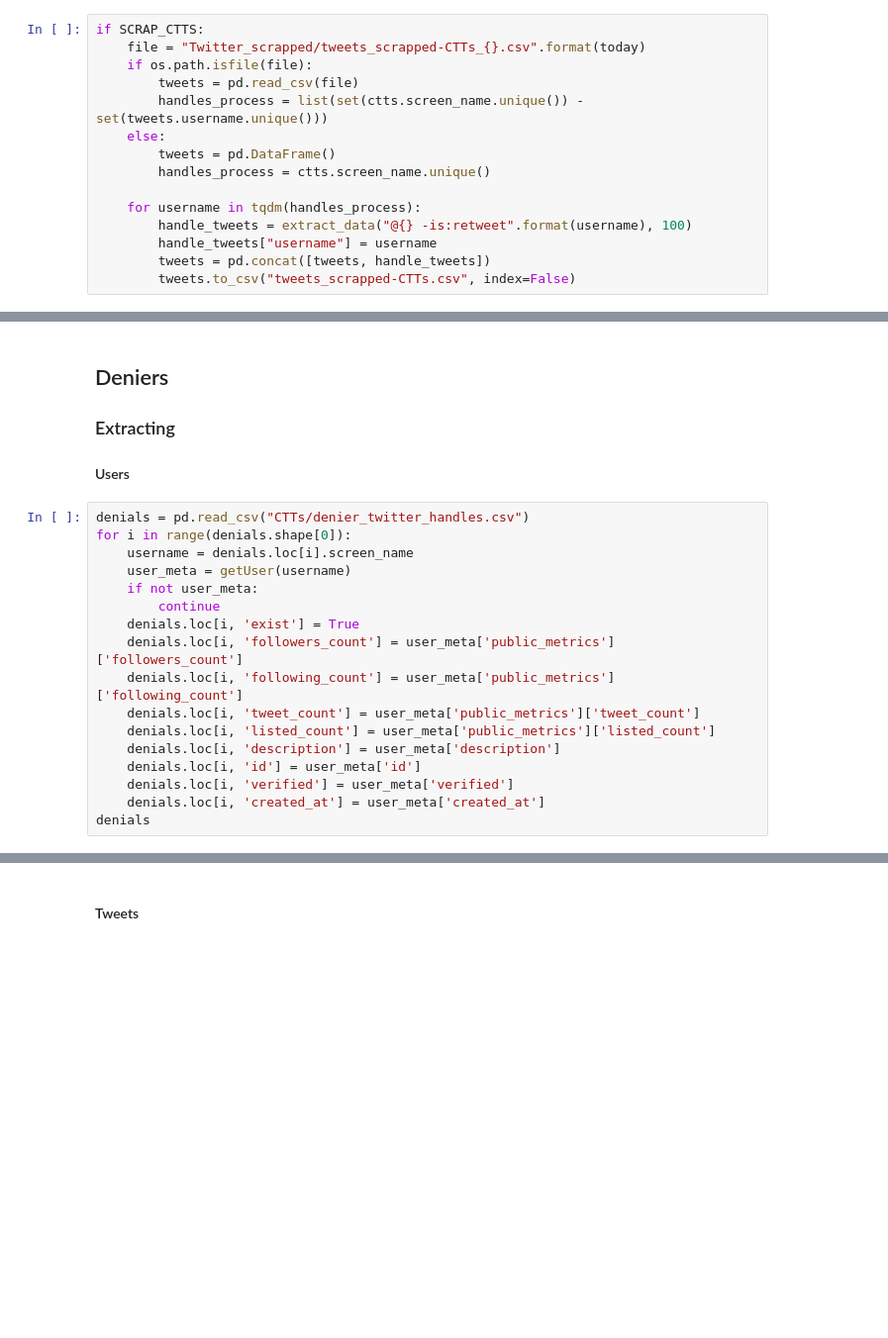
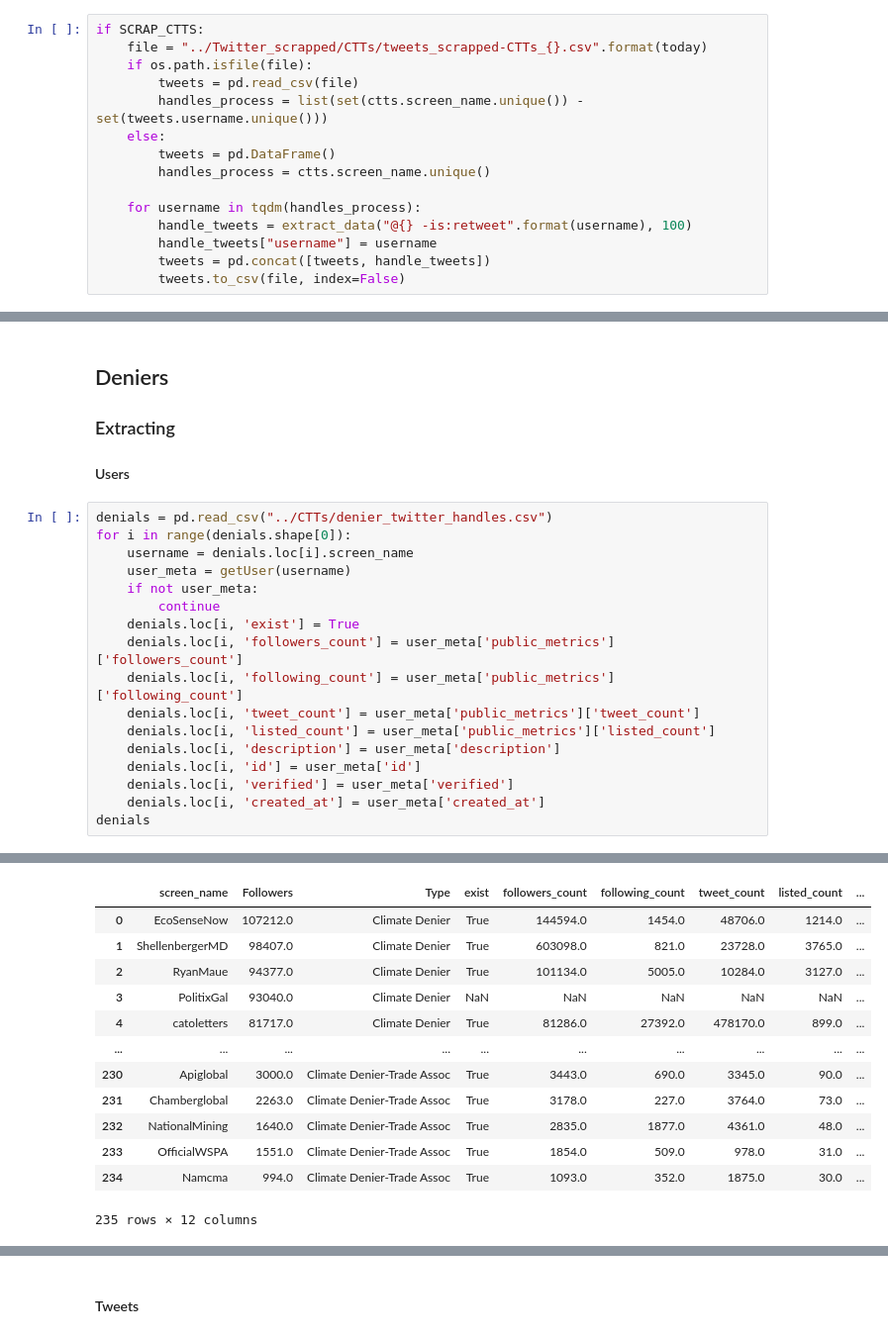
Before and after one commit to crarojasca/MDFI_misinformation, a Jupyter notebook: Twitter/Twitter_Scrapping.ipynb, the cells around one changed output, grey strips where cells are left out. Shown at 99% size. Cells and saved outputs as stored; diff of their text form; blank space fills up the shorter version.

```diff
--- a/Twitter/Twitter_Scrapping.ipynb
+++ b/Twitter/Twitter_Scrapping.ipynb
@@ -315,6 +340,6 @@ print("Aproximate time to process: {} minutes".format(total_sum*6/60/100))
 # %%
 if SCRAP_CTTS:
-    file = "Twitter_scrapped/tweets_scrapped-CTTs_{}.csv".format(today)
+    file = "../Twitter_scrapped/CTTs/tweets_scrapped-CTTs_{}.csv".format(today)
     if os.path.isfile(file):
         tweets = pd.read_csv(file)
         handles_process = list(set(ctts.screen_name.unique()) - set(tweets.username.unique()))
@@ -326,7 +351,7 @@ if SCRAP_CTTS:
         handle_tweets = extract_data("@{} -is:retweet".format(username), 100)
         handle_tweets["username"] = username
         tweets = pd.concat([tweets, handle_tweets])
-        tweets.to_csv("tweets_scrapped-CTTs.csv", index=False)
+        tweets.to_csv(file, index=False)
 # %% [markdown]
 ### Preprocess
 # %%
@@ -350,7 +393,7 @@ count_words(tweets.text)[:30]
 ### Extracting
 #### Users
 # %%
-denials = pd.read_csv("CTTs/denier_twitter_handles.csv")
+denials = pd.read_csv("../CTTs/denier_twitter_handles.csv")
 for i in range(denials.shape[0]):
     username = denials.loc[i].screen_name
     user_meta = getUser(username)
@@ -366,3 +409,4 @@ for i in range(denials.shape[0]):
     denials.loc[i, 'verified'] = user_meta['verified']
     denials.loc[i, 'created_at'] = user_meta['created_at']
 denials
+# %% [output]
@@ -369,2 +430,15 @@ denials
+|  | screen_name | Followers | Type | exist | followers_count | following_count | tweet_count | listed_count | ... |
+| 0 | EcoSenseNow | 107212.0 | Climate Denier | True | 144594.0 | 1454.0 | 48706.0 | 1214.0 | ... |
+| 1 | ShellenbergerMD | 98407.0 | Climate Denier | True | 603098.0 | 821.0 | 23728.0 | 3765.0 | ... |
+| 2 | RyanMaue | 94377.0 | Climate Denier | True | 101134.0 | 5005.0 | 10284.0 | 3127.0 | ... |
+| 3 | PolitixGal | 93040.0 | Climate Denier | NaN | NaN | NaN | NaN | NaN | ... |
+| 4 | catoletters | 81717.0 | Climate Denier | True | 81286.0 | 27392.0 | 478170.0 | 899.0 | ... |
+| ... | ... | ... | ... | ... | ... | ... | ... | ... | ... |
+| 230 | Apiglobal | 3000.0 | Climate Denier-Trade Assoc | True | 3443.0 | 690.0 | 3345.0 | 90.0 | ... |
+| 231 | Chamberglobal | 2263.0 | Climate Denier-Trade Assoc | True | 3178.0 | 227.0 | 3764.0 | 73.0 | ... |
+| 232 | NationalMining | 1640.0 | Climate Denier-Trade Assoc | True | 2835.0 | 1877.0 | 4361.0 | 48.0 | ... |
+| 233 | OfficialWSPA | 1551.0 | Climate Denier-Trade Assoc | True | 1854.0 | 509.0 | 978.0 | 31.0 | ... |
+| 234 | Namcma | 994.0 | Climate Denier-Trade Assoc | True | 1093.0 | 352.0 | 1875.0 | 30.0 | ... |
+235 rows × 12 columns
 # %%
 print("{} in total {}.".format((denials.exist==True).sum(), denials.shape[0]))
```
Also changed, not shown: parts of 36 cells of this notebook, 5 other files.
